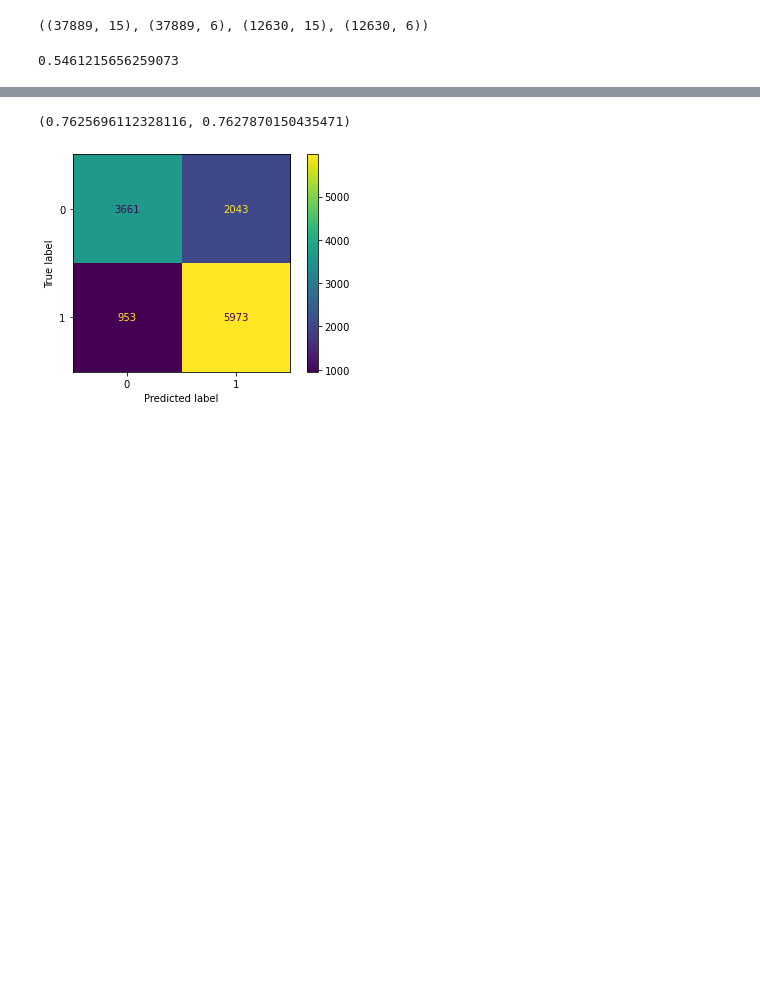
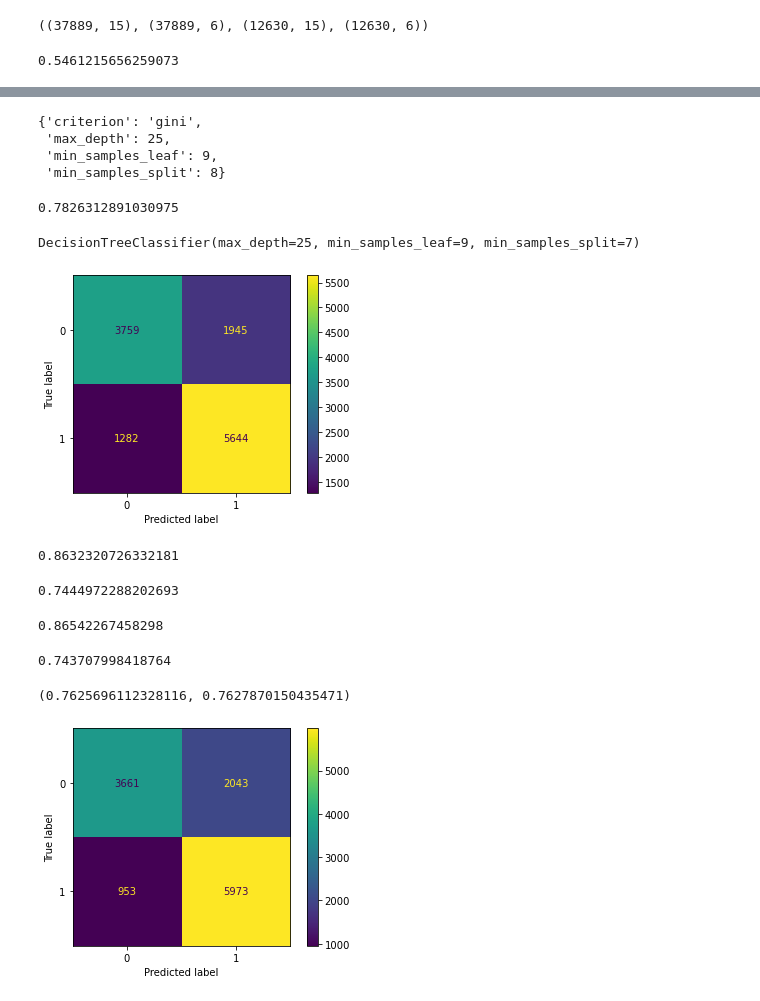
Before and after one commit to njw27/Supervised-ML-For-Tanzanian-Water-Wells, a Jupyter notebook: Group_Notebook.ipynb, the cells around one changed output, grey strips where cells are left out. Saved outputs shown, nothing was run; the diff lists cells and outputs as text; code cells hidden in the pictures; blank space fills up the shorter version.

```diff
--- a/Group_Notebook.ipynb
+++ b/Group_Notebook.ipynb
@@ -279,0 +300,15 @@ X_test_clean = pd.concat([num_encoder(X_test_nums), cat_encoder(X_test_cat)], ax
+# %%
+param_dict = {
+    "criterion":['gini', 'entropy'],
+    "max_depth":[1, 10, 25, 50],
+    "min_samples_split":range(1,10),
+    "min_samples_leaf":range(1,10)
+}
+# %%
+
+tw = GridSearchCV(estimator=decision_tree,
+                 param_grid=param_dict,
+                 cv=5,
+                 verbose=1,
+                 n_jobs=-1)
+tw.fit(X_train_clean, y_train)
@@ -280,3 +332,39 @@ X_test_clean = pd.concat([num_encoder(X_test_nums), cat_encoder(X_test_cat)], ax
+# %%
+tw.best_params_
+# %% [output]
+{'criterion': 'gini',
+ 'max_depth': 25,
+ 'min_samples_leaf': 9,
+ 'min_samples_split': 8}
+# %%
+tw.best_score_
+# %% [output]
+0.7826312891030975
+# %%
+decision_tree_better = DecisionTreeClassifier(criterion = 'gini', max_depth = 25,
+                                       min_samples_split = 7 ,min_samples_leaf = 9)
+decision_tree_better.fit(X_train_clean, y_train)
+# %% [output]
+DecisionTreeClassifier(max_depth=25, min_samples_leaf=9, min_samples_split=7)
+# %%
+y_tree_train_better = decision_tree_better.predict(X_train_clean)
+y_tree_test_better = decision_tree_better.predict(X_test_clean)
+plot_confusion_matrix(decision_tree_better, X_test_clean, y_test);
+# %% [output]
+[figure, added]
+# %%
+display(accuracy_score(y_train, y_tree_train_better))
+display(accuracy_score(y_test, y_tree_test_better))
+# %% [output]
+0.8632320726332181
+0.7444972288202693
+# %%
+display(precision_score(y_train, y_tree_train_better))
+
+display(precision_score(y_test, y_tree_test_better))
+# %% [output]
+0.86542267458298
+0.743707998418764
 # %%
 logreg_clf = LogisticRegression(random_state=69, multi_class='multinomial', solver='newton-cg')
 logreg_model = logreg_clf.fit(X_train_clean, y_train)
```
Also changed, not shown: parts of 7 cells of this notebook.
